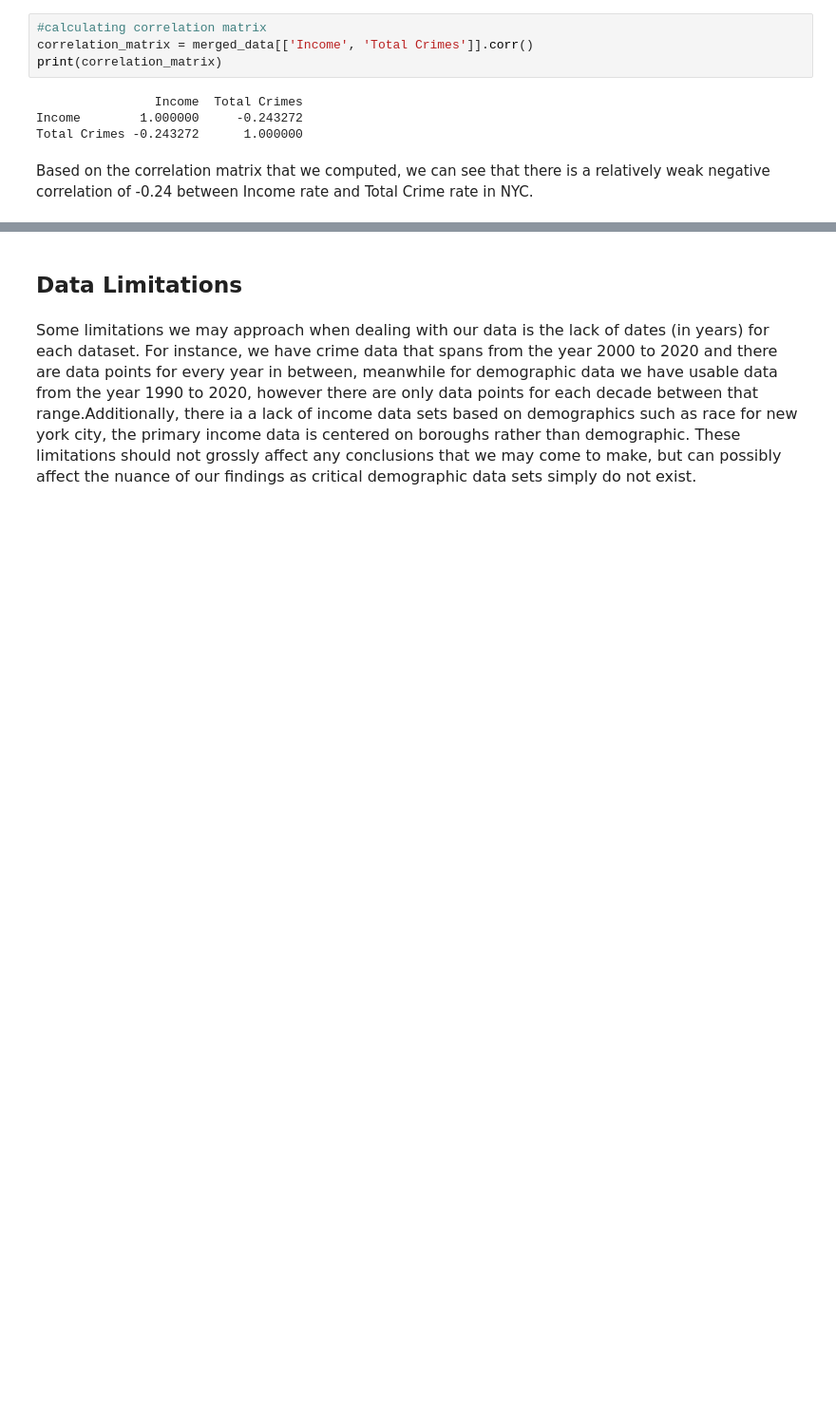
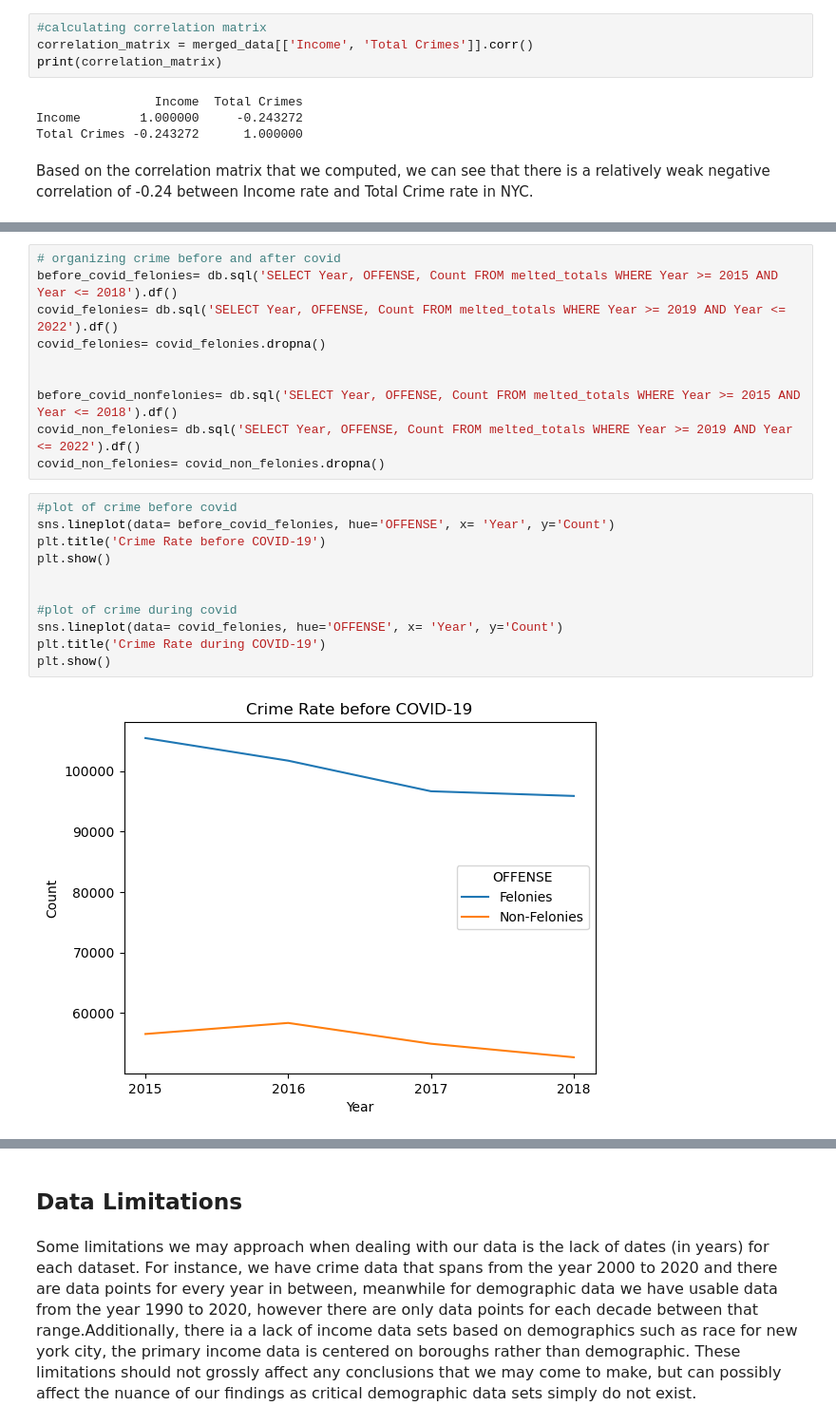
Before and after one commit to anikasparkle22/Info2950_final, a Jupyter notebook: Info 2950 Final.ipynb, the cells around one changed output, grey strips where cells are left out. Shown at 95% size. Saved outputs shown, nothing was run; the diff lists cells and outputs as text; blank space fills up the shorter version.

```diff
--- a/Info 2950 Final.ipynb
+++ b/Info 2950 Final.ipynb
@@ -604,0 +673,23 @@ Total Crimes -0.243272      1.000000
+# %%
+# organizing crime before and after covid
+before_covid_felonies= db.sql('SELECT Year, OFFENSE, Count FROM melted_totals WHERE Year >= 2015 AND Year <= 2018').df()
+covid_felonies= db.sql('SELECT Year, OFFENSE, Count FROM melted_totals WHERE Year >= 2019 AND Year <= 2022').df()
+covid_felonies= covid_felonies.dropna()
+
+
+before_covid_nonfelonies= db.sql('SELECT Year, OFFENSE, Count FROM melted_totals WHERE Year >= 2015 AND Year <= 2018').df()
+covid_non_felonies= db.sql('SELECT Year, OFFENSE, Count FROM melted_totals WHERE Year >= 2019 AND Year <= 2022').df()
+covid_non_felonies= covid_non_felonies.dropna()
+# %%
+#plot of crime before covid
+sns.lineplot(data= before_covid_felonies, hue='OFFENSE', x= 'Year', y='Count')
+plt.title('Crime Rate before COVID-19')
+plt.show()
+
+
+#plot of crime during covid
+sns.lineplot(data= covid_felonies, hue='OFFENSE', x= 'Year', y='Count')
+plt.title('Crime Rate during COVID-19')
+plt.show()
+# %% [output]
+[figure, added]
```
Also changed, not shown: parts of 6 cells of this notebook.
